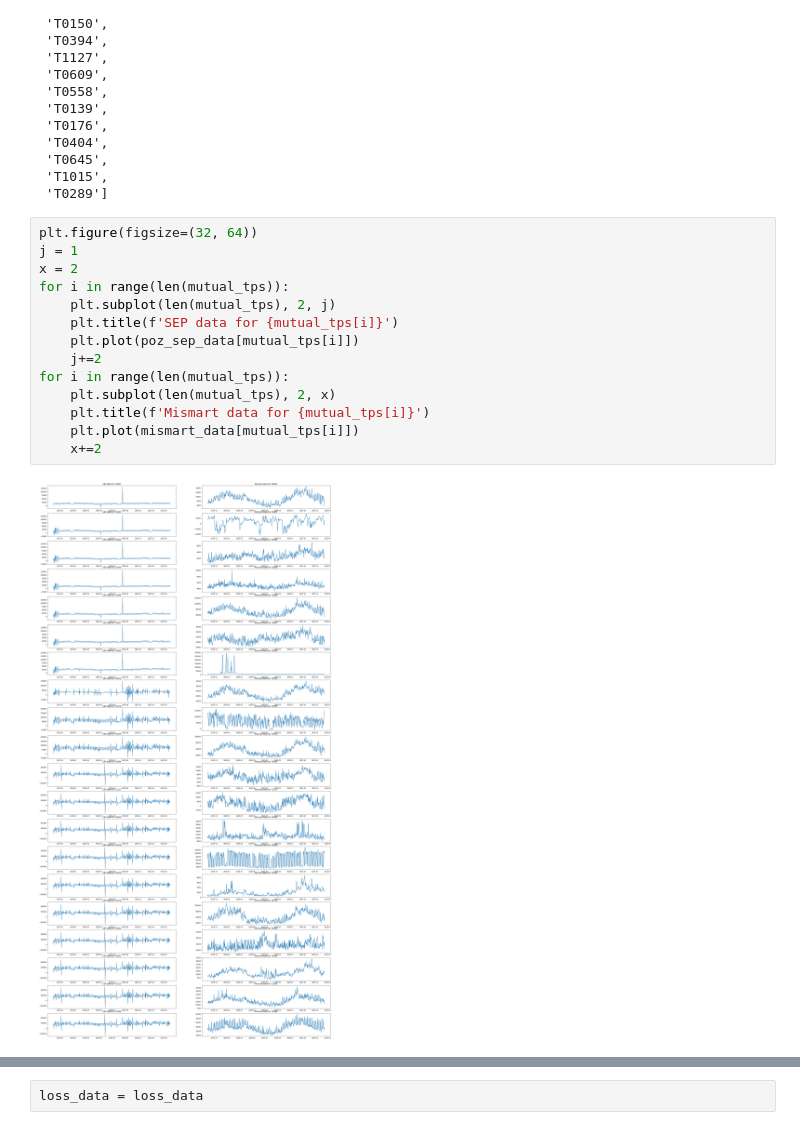
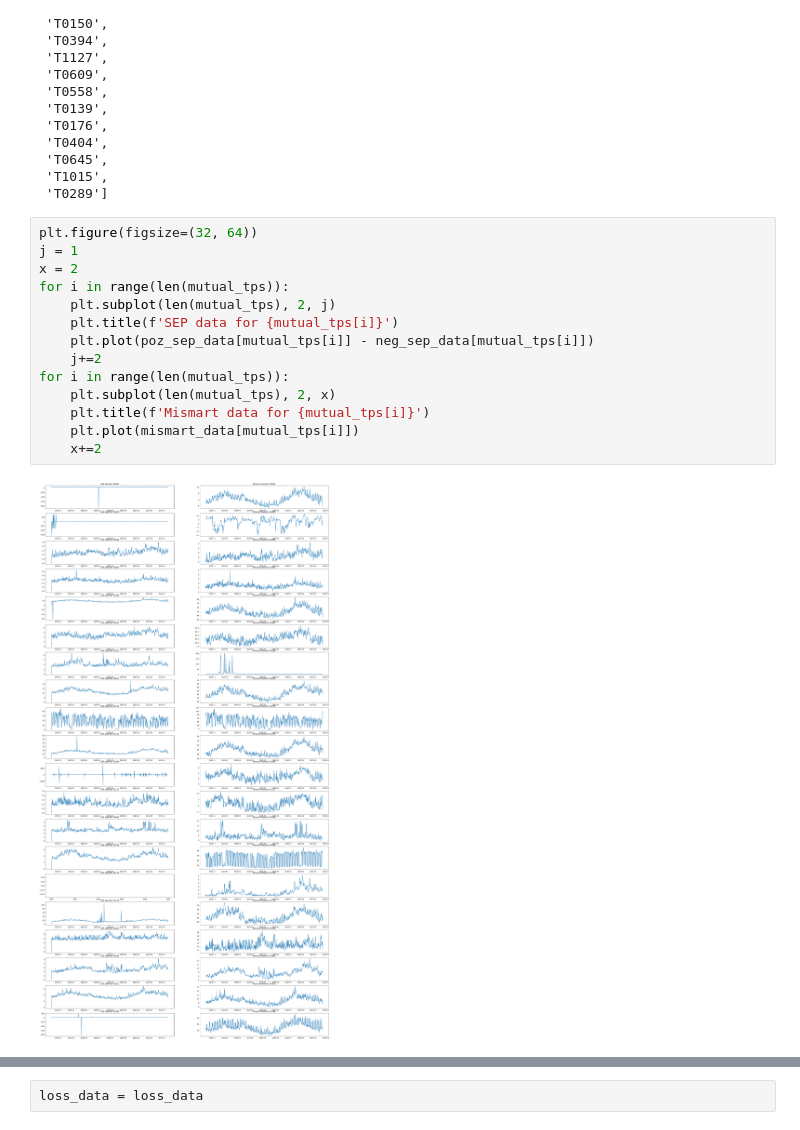
Before and after one commit to viksa98/Consumption-control, a Jupyter notebook: SEP consumption.ipynb, the cells around one changed output, grey strips where cells are left out. Drawn from its saved outputs; the diff is of its cells as text.

```diff
--- a/SEP consumption.ipynb
+++ b/SEP consumption.ipynb
@@ -74,16 +94,16 @@ mutual_tps
 # %%
 plt.figure(figsize=(32, 64))
 j = 1
 x = 2
 for i in range(len(mutual_tps)):
     plt.subplot(len(mutual_tps), 2, j)
     plt.title(f'SEP data for {mutual_tps[i]}')
-    plt.plot(poz_sep_data[mutual_tps[i]])
+    plt.plot(poz_sep_data[mutual_tps[i]] - neg_sep_data[mutual_tps[i]])
     j+=2
 for i in range(len(mutual_tps)):
     plt.subplot(len(mutual_tps), 2, x)
     plt.title(f'Mismart data for {mutual_tps[i]}')
     plt.plot(mismart_data[mutual_tps[i]])
     x+=2
 # %% [output]
-[figure, old version]
+[figure, new version]
```
Also changed, not shown: parts of 8 cells of this notebook, 2 other files.
